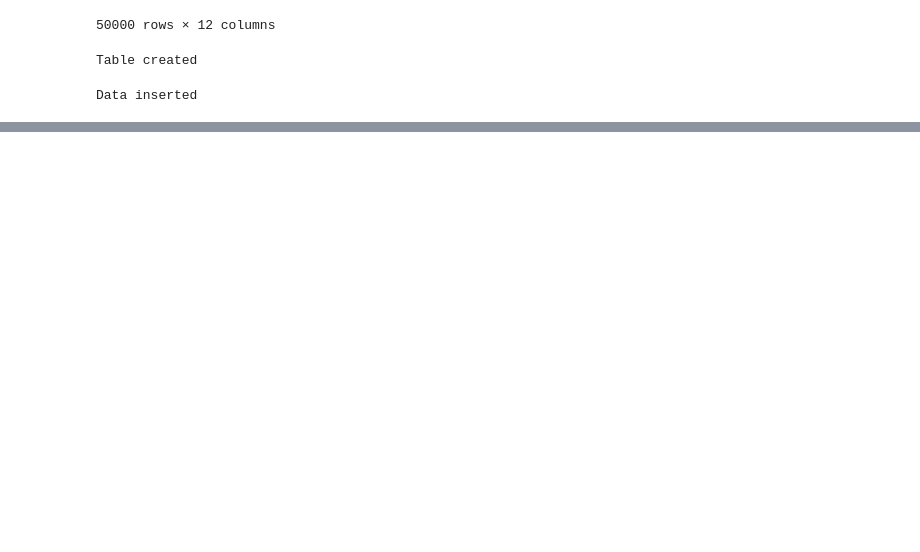
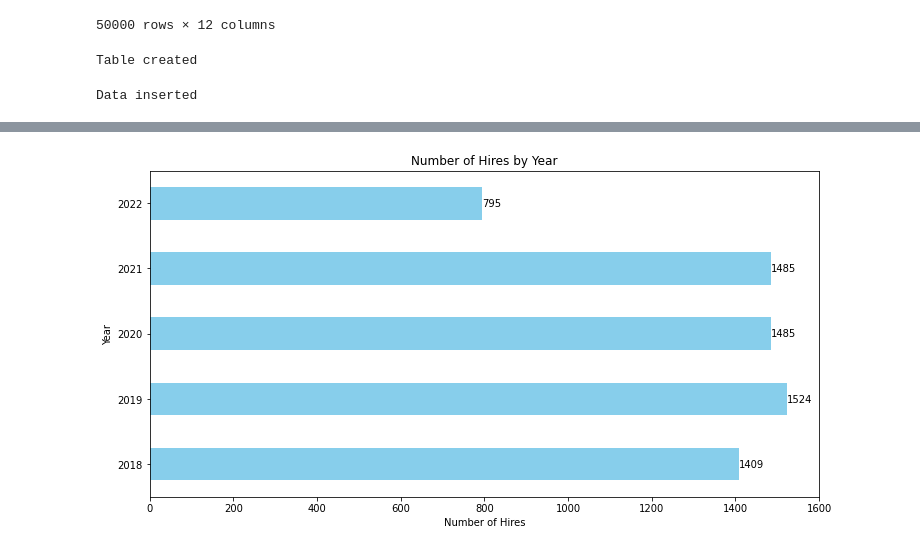
Before and after one commit to EmmanuelQuintero/WorkShop1, a Jupyter notebook: workshop.ipynb, the cells around one changed output, grey strips where cells are left out. Cells and saved outputs as stored; diff of their text form; code cells hidden in the pictures; blank space fills up the shorter version.

```diff
--- a/workshop.ipynb
+++ b/workshop.ipynb
@@ -312,0 +342,16 @@ Data inserted
+# %%
+# Hires by year (horizontal bar chart)
+
+hired_by_year = candidatesTable[candidatesTable['Hired'] == 1]['ApplicationDate'].dt.year.value_counts().sort_index()
+
+plt.figure(figsize=(12, 6))
+hired_by_year.plot(kind='barh', color='skyblue')
+
+plt.xlabel('Number of Hires')
+plt.ylabel('Year')
+plt.title('Number of Hires by Year')
+for i, value in enumerate(hired_by_year):
+    plt.text(value, i, str(value), ha='left', va='center')
+plt.show()
+# %% [output]
+[figure, added]
```
Also changed, not shown: parts of 8 cells of this notebook.
